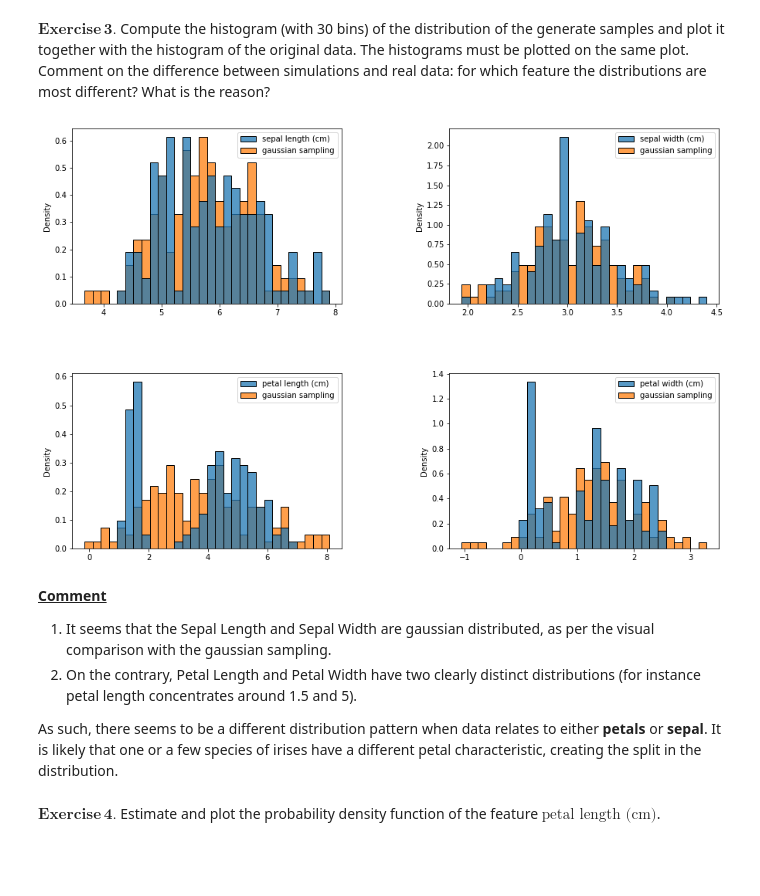
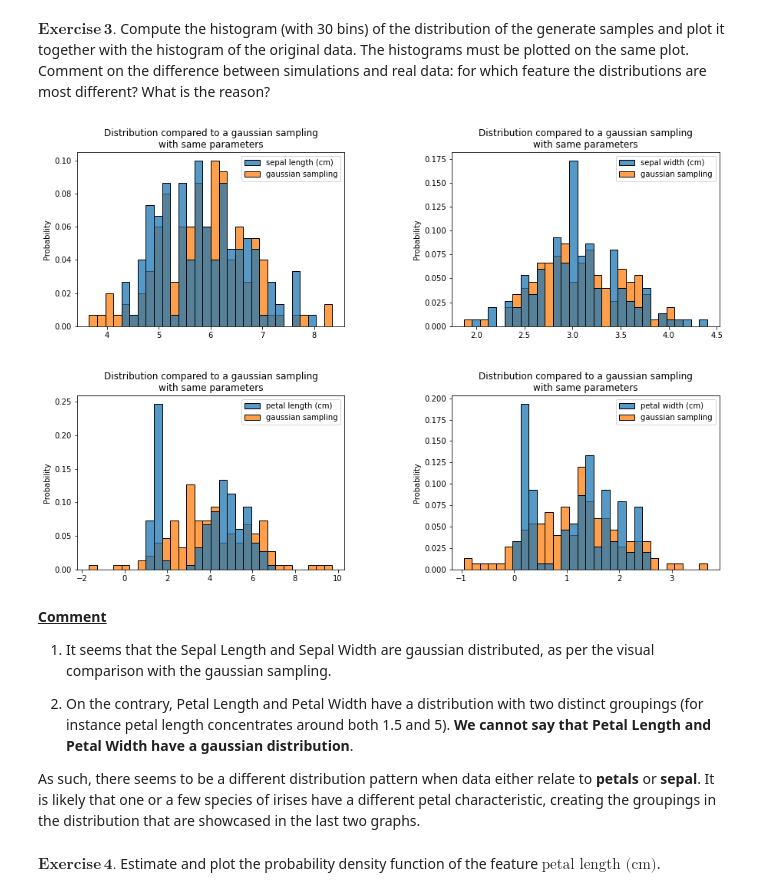
Before and after one commit to qlero/UCA_MSc-DS1, a Jupyter notebook: 2_model_selection/lecture_3/assignment_1_qlr.ipynb, the cells around one changed output. Cells and saved outputs as stored; diff of their text form; code cells hidden in the pictures; blank space fills up the shorter version.

```diff
--- a/2_model_selection/lecture_3/assignment_1_qlr.ipynb
+++ b/2_model_selection/lecture_3/assignment_1_qlr.ipynb
@@ -115,30 +115,36 @@ $\mathbf{Exercise\, 3.}$ Compute the histogram (with 30 bins) of the distributio
 # %%
 import seaborn as sns
 import pandas as pd
 
 fig = plt.figure(figsize=(15, 10))
 fig.subplots_adjust(hspace=0.4, wspace=0.4)
 
 for i in range(4):
     # Creates the dataframe to plot
     feature_data = retrieve_feature(data, i)
     gaussian_data = results[data_feature_names[i]][2]
     df = pd.DataFrame(list(zip(feature_data,
                                gaussian_data)),
                       columns=[data_feature_names[i], "gaussian sampling"])
     # Sets the plot
+    title = 'Distribution compared to a gaussian sampling\nwith same parameters'
     ax = fig.add_subplot(2, 2, i+1)
-    sns.histplot(ax=ax, data=df, stat="density", bins=30, common_norm=False)
+    sns.histplot(ax=ax,
+                 data=df,
+                 stat="probability",
+                 bins=30,
+                 common_norm=False).set_title(title)
 
 plt.show()
 # %% [output]
-[figure, old version]
+[figure, new version]
 # %% [markdown]
 **<u>Comment</u>**
 
 1. It seems that the Sepal Length and Sepal Width are gaussian distributed, as per the visual comparison with the gaussian sampling.
-2. On the contrary, Petal Length and Petal Width have two clearly distinct distributions (for instance petal length concentrates around 1.5 and 5).
 
-As such, there seems to be a different distribution pattern when data relates to either **petals** or **sepal**. It is likely that one or a few species of irises have a different petal characteristic, creating the split in the distribution.
+2. On the contrary, Petal Length and Petal Width have a distribution with two distinct groupings (for instance petal length concentrates around both 1.5 and 5). **We cannot say that Petal Length and Petal Width have a gaussian distribution**.
+
+As such, there seems to be a different distribution pattern when data either relate to **petals** or **sepal**. It is likely that one or a few species of irises have a different petal characteristic, creating the groupings in the distribution that are showcased in the last two graphs.
 # %% [markdown]
 $\mathbf{Exercise\, 4.}$ Estimate and plot the probability density function of the feature $\mbox{petal length (cm)}$.
```
Also changed, not shown: parts of 40 cells of this notebook, 17 other files.
